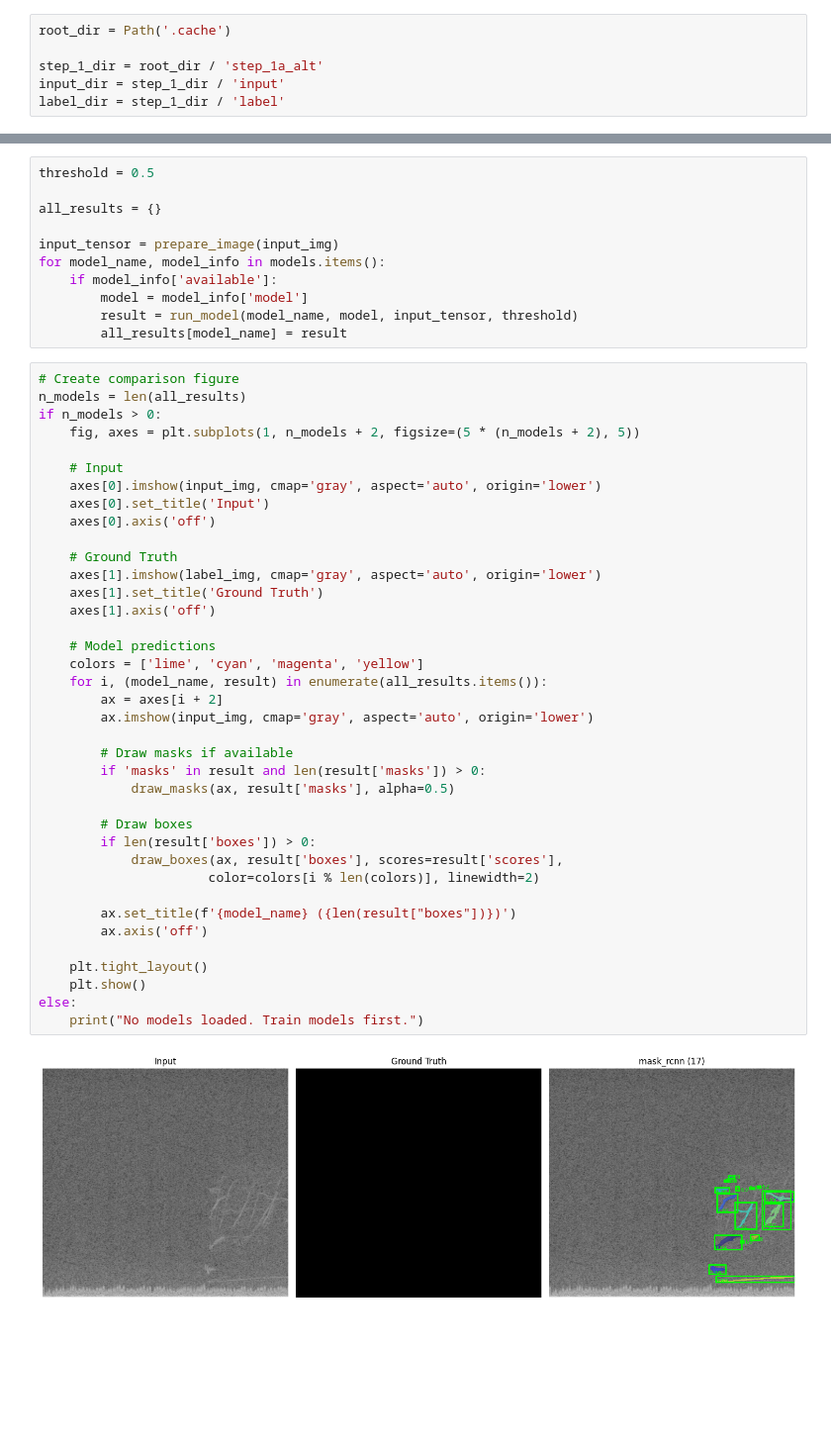
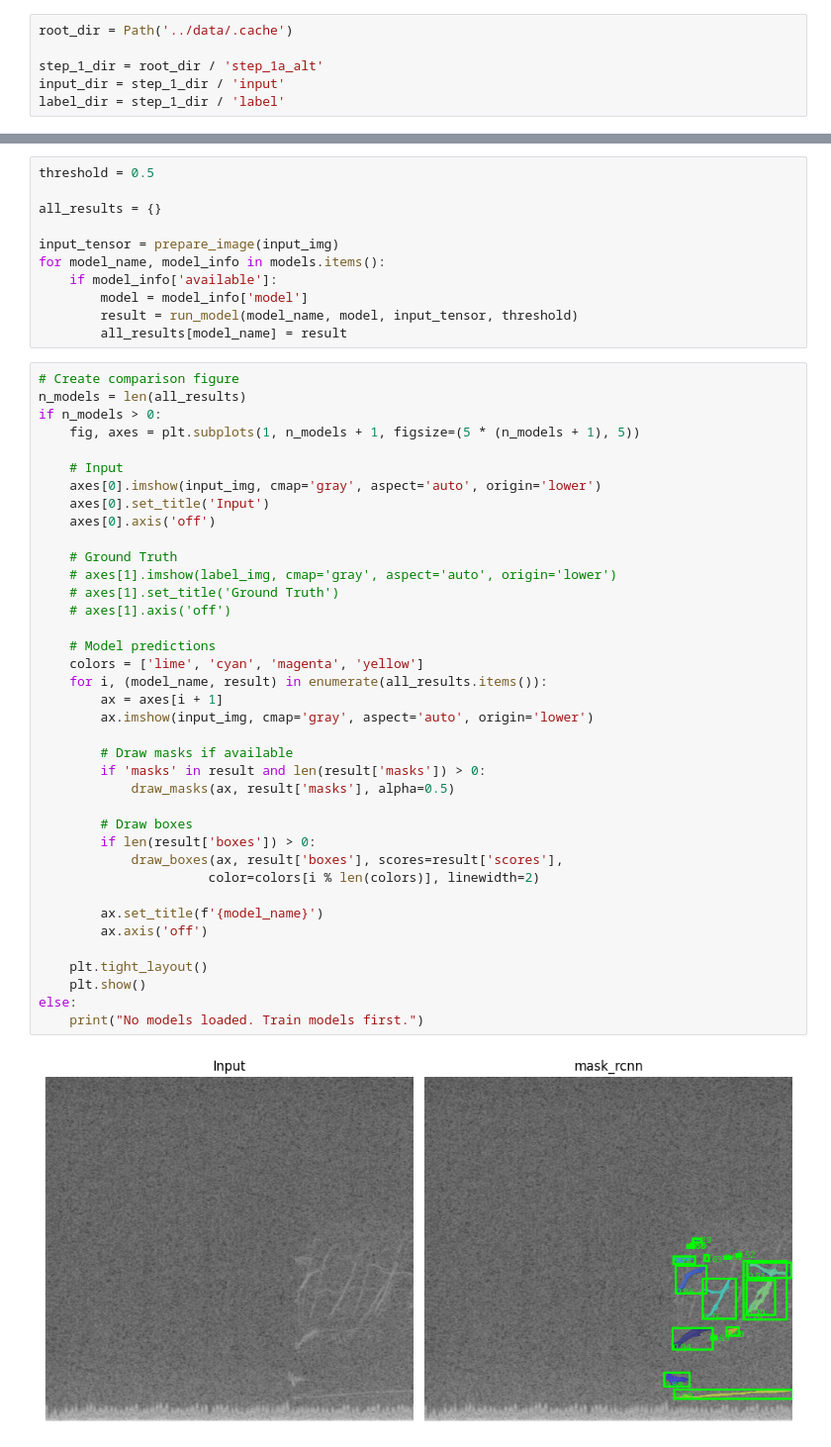
Before and after one commit to PlasmaControl/aemodes, a Jupyter notebook: scripts/view_data.ipynb, the cells around one changed output, grey strips where cells are left out. Shown at 99% size. Saved outputs shown, nothing was run; the diff lists cells and outputs as text; blank space fills up the shorter version.

```diff
--- a/data/view_data.ipynb
+++ b/scripts/view_data.ipynb
@@ -22,7 +19,7 @@ Using device: cuda
 
 # Dataset
 # %%
-root_dir = Path('.cache')
+root_dir = Path('../data/.cache')
 
 step_1_dir = root_dir / 'step_1a_alt'
 input_dir = step_1_dir / 'input'
@@ -270,39 +267,39 @@ for model_name, model_info in models.items():
 # Create comparison figure
 n_models = len(all_results)
 if n_models > 0:
-    fig, axes = plt.subplots(1, n_models + 2, figsize=(5 * (n_models + 2), 5))
+    fig, axes = plt.subplots(1, n_models + 1, figsize=(5 * (n_models + 1), 5))
 
     # Input
     axes[0].imshow(input_img, cmap='gray', aspect='auto', origin='lower')
     axes[0].set_title('Input')
     axes[0].axis('off')
 
     # Ground Truth
-    axes[1].imshow(label_img, cmap='gray', aspect='auto', origin='lower')
-    axes[1].set_title('Ground Truth')
-    axes[1].axis('off')
+    # axes[1].imshow(label_img, cmap='gray', aspect='auto', origin='lower')
+    # axes[1].set_title('Ground Truth')
+    # axes[1].axis('off')
 
     # Model predictions
     colors = ['lime', 'cyan', 'magenta', 'yellow']
     for i, (model_name, result) in enumerate(all_results.items()):
-        ax = axes[i + 2]
+        ax = axes[i + 1]
         ax.imshow(input_img, cmap='gray', aspect='auto', origin='lower')
 
         # Draw masks if available
         if 'masks' in result and len(result['masks']) > 0:
             draw_masks(ax, result['masks'], alpha=0.5)
 
         # Draw boxes
         if len(result['boxes']) > 0:
             draw_boxes(ax, result['boxes'], scores=result['scores'],
                       color=colors[i % len(colors)], linewidth=2)
 
-        ax.set_title(f'{model_name} ({len(result["boxes"])})')
+        ax.set_title(f'{model_name}')
         ax.axis('off')
 
     plt.tight_layout()
     plt.show()
 else:
     print("No models loaded. Train models first.")
 # %% [output]
-[figure, old version]
+[figure, new version]
```
Also changed, not shown: parts of 1 cell of this notebook, 3 other files.
